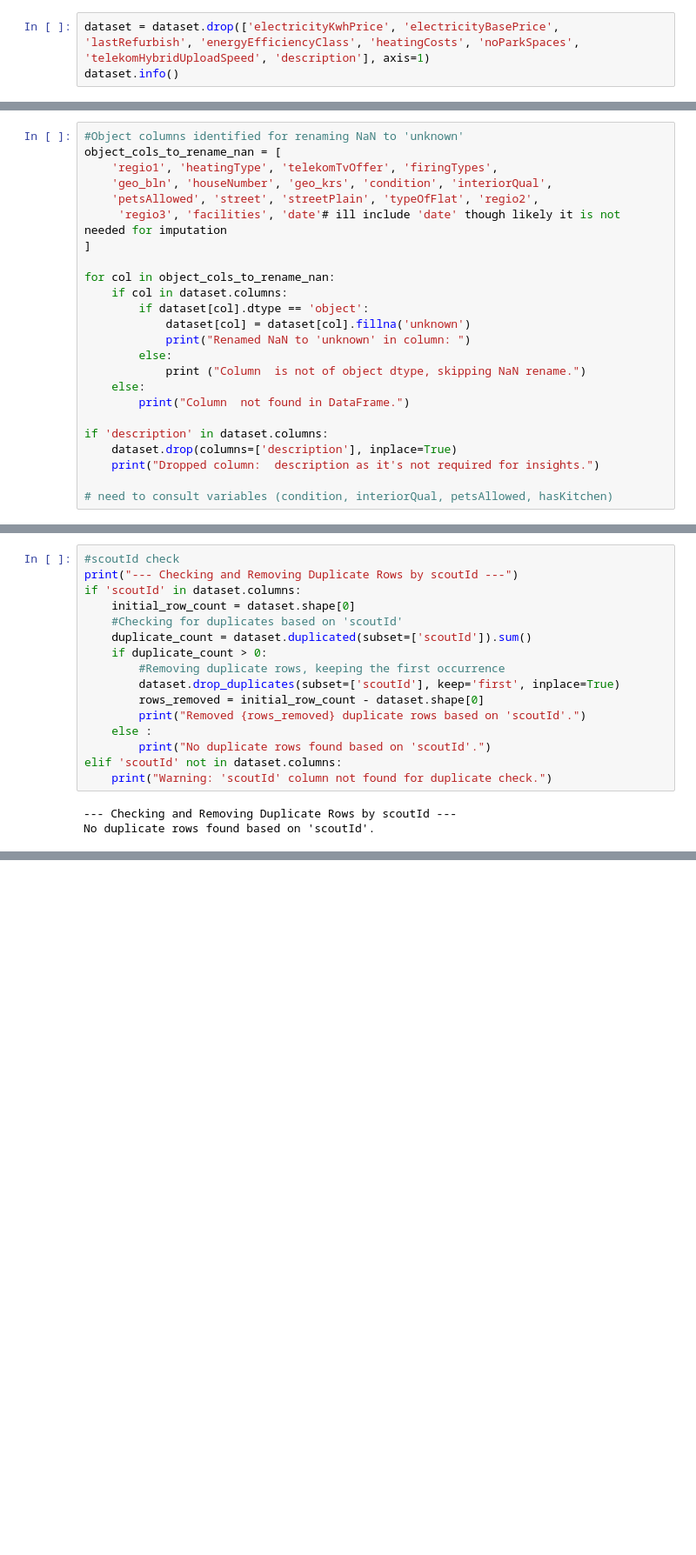
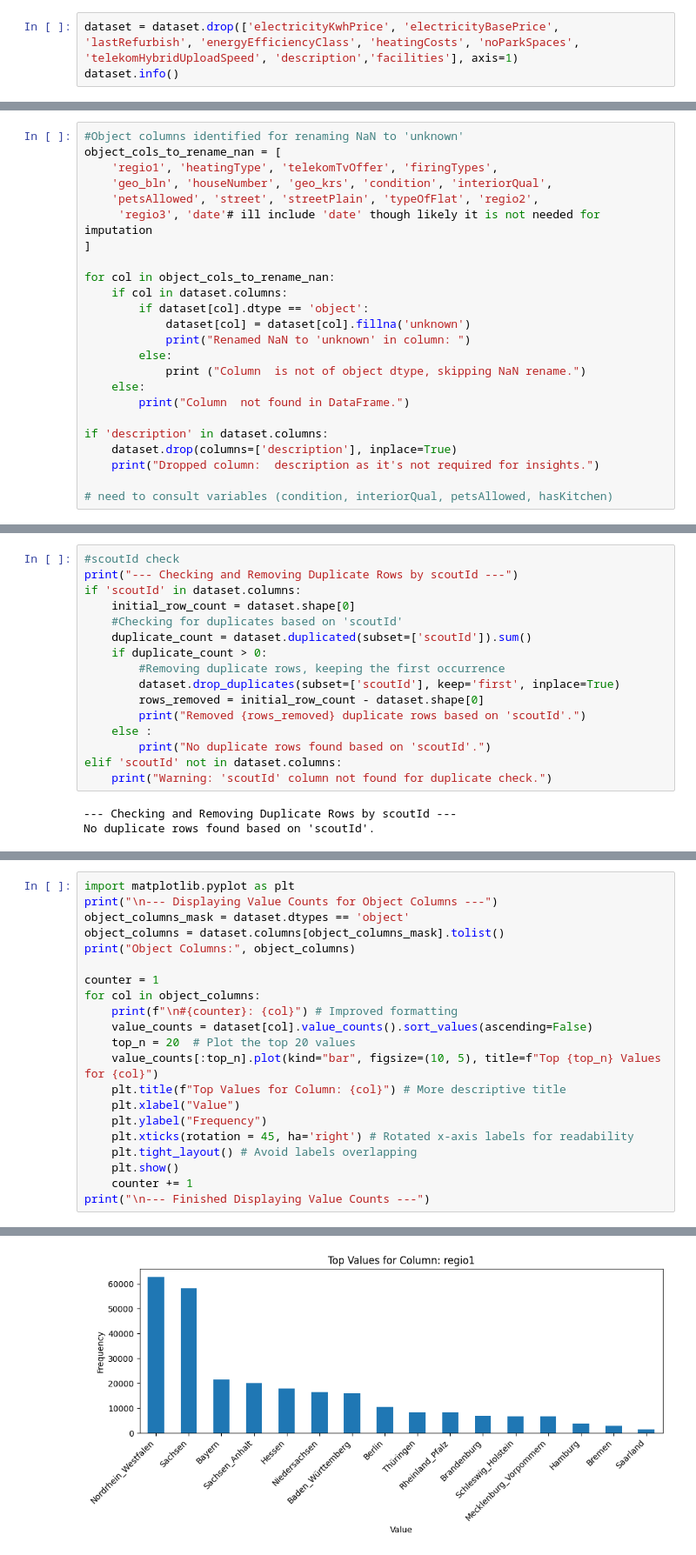
Before and after one commit to FilippKuzenkov/RealEstateAnalysis, a Jupyter notebook: cleaning/sample.ipynb, the cells around one changed output, grey strips where cells are left out. Shown at 87% size. Drawn from its saved outputs; the diff is of its cells as text; blank space fills up the shorter version.

Commit message:
Applied last logical changes, next goal is to refactor and create a config file

```diff
--- a/cleaning/sample.ipynb
+++ b/cleaning/sample.ipynb
@@ -95,7 +90,7 @@ dtype: float64
 # %%
 dataset['condition'] = dataset['condition'].str.lower().str.strip()
 # %%
-dataset = dataset.drop(['electricityKwhPrice', 'electricityBasePrice', 'lastRefurbish', 'energyEfficiencyClass', 'heatingCosts', 'noParkSpaces', 'telekomHybridUploadSpeed', 'description'], axis=1)
+dataset = dataset.drop(['electricityKwhPrice', 'electricityBasePrice', 'lastRefurbish', 'energyEfficiencyClass', 'heatingCosts', 'noParkSpaces', 'telekomHybridUploadSpeed', 'description','facilities'], axis=1)
 dataset.info()
 # %% [output]
 <class 'pandas.core.frame.DataFrame'>
@@ -141,7 +136,7 @@ object_cols_to_rename_nan = [
     'regio1', 'heatingType', 'telekomTvOffer', 'firingTypes',
     'geo_bln', 'houseNumber', 'geo_krs', 'condition', 'interiorQual',
     'petsAllowed', 'street', 'streetPlain', 'typeOfFlat', 'regio2',
-     'regio3', 'facilities', 'date'# ill include 'date' though likely it is not needed for imputation
+     'regio3', 'date'# ill include 'date' though likely it is not needed for imputation
 ]
 
 for col in object_cols_to_rename_nan:
@@ -593,0 +607,22 @@ NaN values in rent_per_sqm renamed to 'unknown'.
+# %%
+import matplotlib.pyplot as plt
+print("\n--- Displaying Value Counts for Object Columns ---")
+object_columns_mask = dataset.dtypes == 'object'
+object_columns = dataset.columns[object_columns_mask].tolist()
+print("Object Columns:", object_columns)
+
+counter = 1
+for col in object_columns:
+    print(f"\n#{counter}: {col}") # Improved formatting
+    value_counts = dataset[col].value_counts().sort_values(ascending=False)
+    top_n = 20  # Plot the top 20 values
+    value_counts[:top_n].plot(kind="bar", figsize=(10, 5), title=f"Top {top_n} Values for {col}")
+    plt.title(f"Top Values for Column: {col}") # More descriptive title
+    plt.xlabel("Value")
+    plt.ylabel("Frequency")
+    plt.xticks(rotation = 45, ha='right') # Rotated x-axis labels for readability
+    plt.tight_layout() # Avoid labels overlapping
+    plt.show()
+    counter += 1
+print("\n--- Finished Displaying Value Counts ---")
+# %% [output]
@@ -593,0 +633 @@ NaN values in rent_per_sqm renamed to 'unknown'.
+[figure, added]
```
Also changed, not shown: parts of 14 cells of this notebook.
